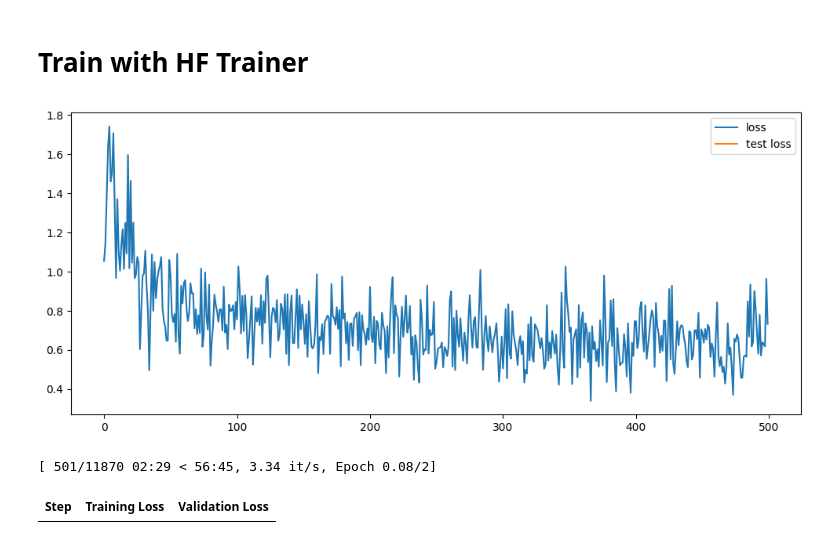
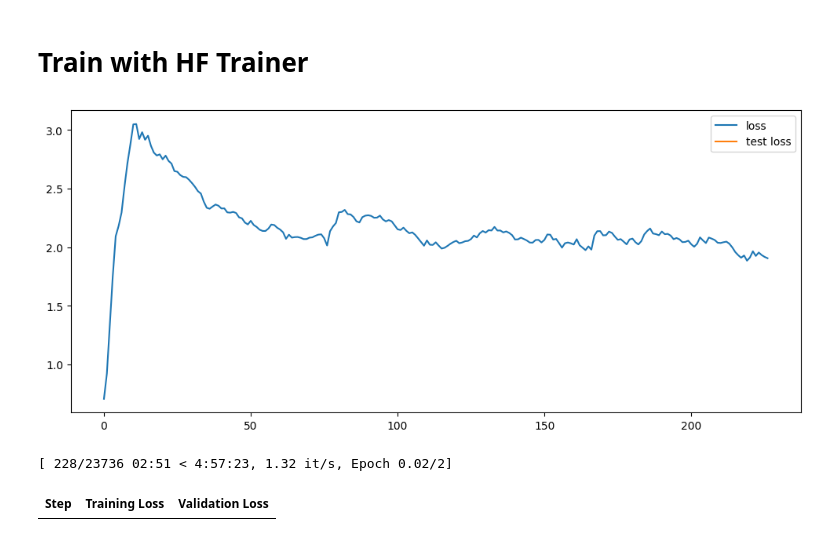
Before and after one commit to ssslakter/AILearningLab2025, a Jupyter notebook: train.ipynb, the cells around one changed output. Cells and saved outputs as stored; diff of their text form; code cells hidden in the pictures.

Commit message:
update train

```diff
--- a/train.ipynb
+++ b/train.ipynb
@@ -193,17 +204,20 @@ do_eval(model.to('cuda'), dl_test)
 from transformers import TrainerCallback
 
 class LogStepLossCallback(TrainerCallback):
-    def __init__(self, figsize=(12,5)):
+    def __init__(self, window=50, figsize=(12,5)):
         fig, self.ax = plt.subplots(figsize=figsize)
         self.graph_out = display(fig, display_id=True)
         self.steps, self.val_steps, self.losses, self.val_losses = [], [], [],[]
+        self.ewm_loss, self.window = 0, window
+        self.w = 0.1
 
     def on_log(self, args, state, control, logs=None, **kwargs):
         if logs is not None:
             # Log training loss
             if 'loss' in logs:
                 self.steps.append(state.global_step)
-                self.losses.append(logs['loss'])
+                self.ewm_loss = self.ewm_loss * (1-self.w) + logs['loss'] * self.w
+                self.losses.append(self.ewm_loss)
             # Log validation loss
             if 'eval_loss' in logs:
                 self.val_steps.append(state.global_step)
@@ -211,8 +225,8 @@ class LogStepLossCallback(TrainerCallback):
         update_graph([[self.losses], [self.val_steps, self.val_losses]], self.ax, self.graph_out, names=['loss', 'test loss'])
 # %%
 # model_name = 'r1char9/rubert-base-cased-russian-sentiment'
-# model_name = 'clapAI/modernBERT-base-multilingual-sentiment'
-model_name = "cointegrated/rubert-tiny-sentiment-balanced"
+model_name = 'clapAI/modernBERT-base-multilingual-sentiment'
+# model_name = "cointegrated/rubert-tiny-sentiment-balanced"
 model = AutoModelForSequenceClassification.from_pretrained(model_name, num_labels=3).cuda()
 ds = dataset.\
     map(tokenize_fn(tokenizer), batched=True, remove_columns=['text'], num_proc=1).\
@@ -224,14 +240,16 @@ from transformers import DataCollatorWithPadding
 
 training_args = TrainingArguments(
     output_dir="./results",
-    learning_rate=1e-4,
-    per_device_train_batch_size=32,  # Each device's effective batch size
-    per_device_eval_batch_size=32,
+    learning_rate=9e-5,
+    per_device_train_batch_size=8,  # Each device's effective batch size
+    gradient_accumulation_steps=2,
+    per_device_eval_batch_size=16,
     warmup_ratio=0.01,
     num_train_epochs=2,
     eval_strategy="steps",
-    eval_steps = 500,
+    eval_steps = 512,
     save_strategy="steps",
+    save_steps = 512,
     logging_dir="./logs",
     logging_steps=1,
     lr_scheduler_type="cosine",
@@ -242,33 +260,33 @@ training_args = TrainingArguments(
     load_best_model_at_end=True,
     metric_for_best_model="accuracy",  # Assuming accuracy metric is used
 )
 
 # Define the trainer
 def compute_metrics(eval_pred):
     from sklearn.metrics import accuracy_score
     logits, labels = eval_pred
     predictions = torch.argmax(torch.tensor(logits), dim=-1)
     return {"accuracy": accuracy_score(labels, predictions)}
 
 collator = DataCollatorWithPadding(tokenizer)
 trainer = Trainer(
     model=model,
     args=training_args,
     processing_class=tokenizer,
     data_collator=collator,
     train_dataset=ds["train"],
     eval_dataset=ds["test"],
     compute_metrics=compute_metrics,
     callbacks=[LogStepLossCallback()],
 )
 
 # Train the model
 trainer.train()
 
 # Evaluate the model
 results = trainer.evaluate()
 print("Evaluation results:", results)
 # %% [output]
-[figure, old version]
+[figure, new version]
-[ 501/11870 02:29 < 56:45, 3.34 it/s, Epoch 0.08/2]
+[ 228/23736 02:51 < 4:57:23, 1.32 it/s, Epoch 0.02/2]
 | Step | Training Loss | Validation Loss |
```
Also changed, not shown: parts of 7 cells of this notebook, 2 other files.
